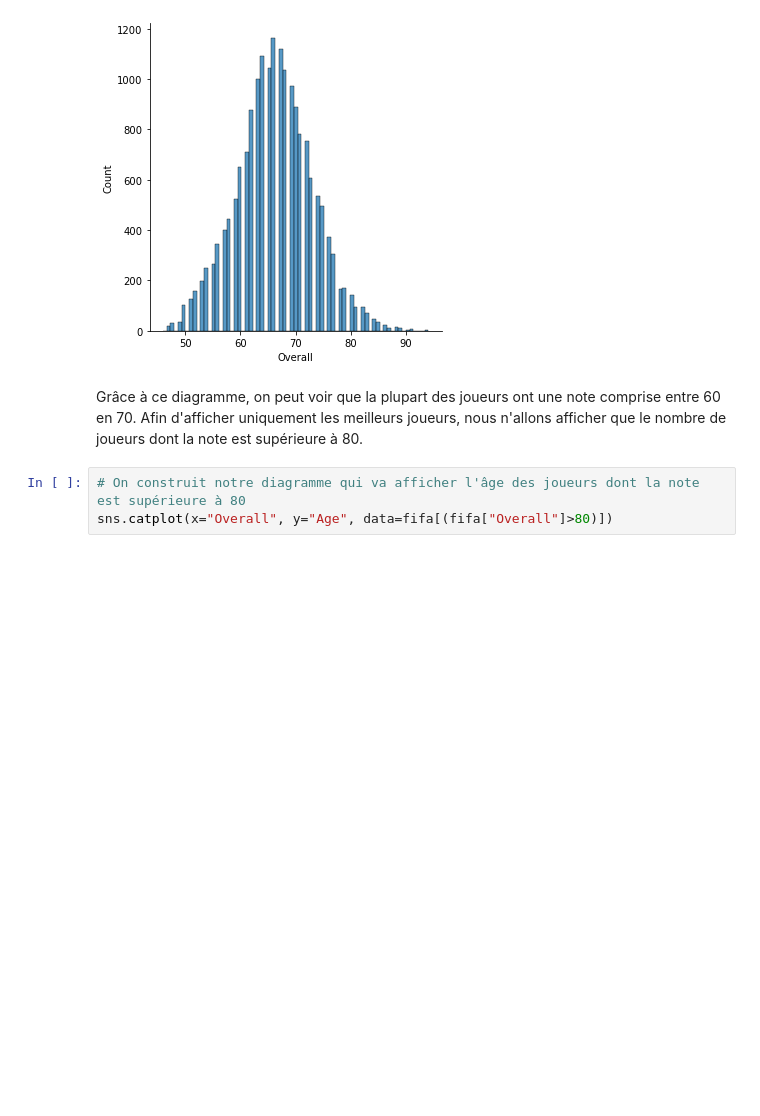
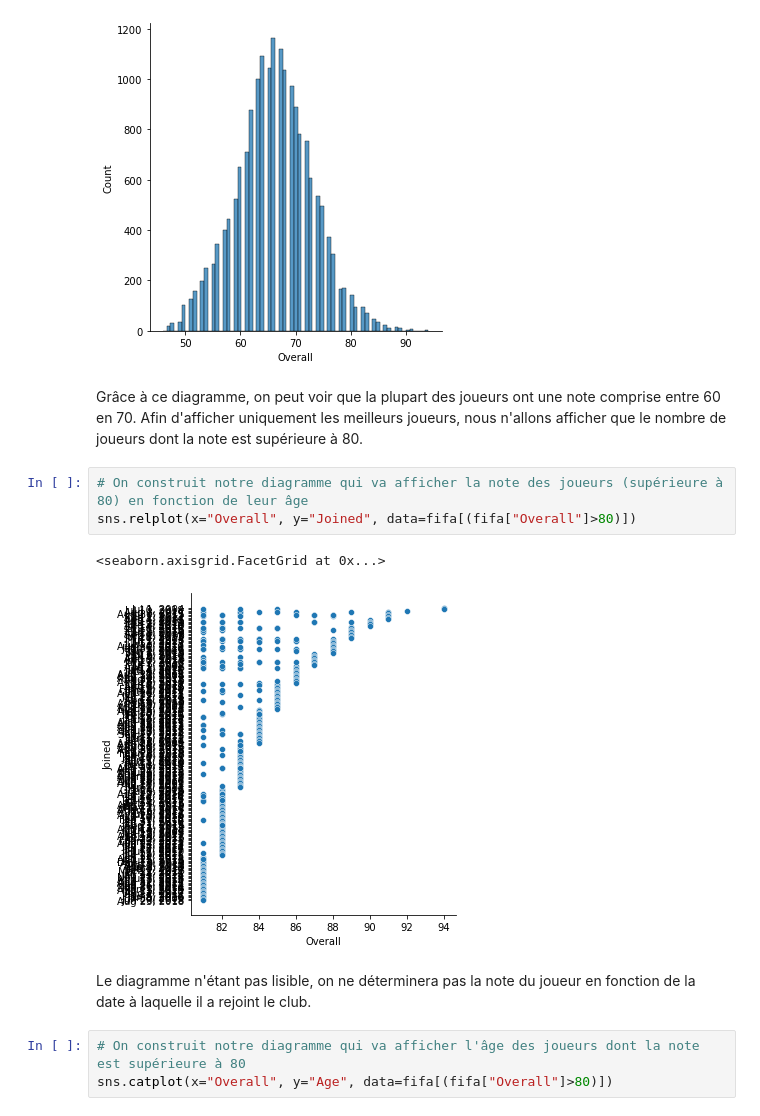
Before and after one commit to SimonMlt/MathsAlgo, a Jupyter notebook: Projet_Data_Visualisation.ipynb, the cells around one changed output. Saved outputs shown, nothing was run; the diff lists cells and outputs as text; blank space fills up the shorter version.

Commit message:
Update Projet Data Visualisation

```diff
--- a/Projet_Data_Visualisation.ipynb
+++ b/Projet_Data_Visualisation.ipynb
@@ -107,6 +107,14 @@ sns.displot(x="Overall", data=fifa)
 [figure]
 # %% [markdown]
 Grâce à ce diagramme, on peut voir que la plupart des joueurs ont une note comprise entre 60 en 70. Afin d'afficher uniquement les meilleurs joueurs, nous n'allons afficher que le nombre de joueurs dont la note est supérieure à 80.
+# %%
+# On construit notre diagramme qui va afficher la note des joueurs (supérieure à 80) en fonction de leur âge
+sns.relplot(x="Overall", y="Joined", data=fifa[(fifa["Overall"]>80)])
+# %% [output]
+<seaborn.axisgrid.FacetGrid at 0x...>
+[figure, added]
+# %% [markdown]
+Le diagramme n'étant pas lisible, on ne déterminera pas la note du joueur en fonction de la date à laquelle il a rejoint le club.
 # %%
 # On construit notre diagramme qui va afficher l'âge des joueurs dont la note est supérieure à 80
 sns.catplot(x="Overall", y="Age", data=fifa[(fifa["Overall"]>80)])
```
Also changed, not shown: parts of 17 cells of this notebook.
